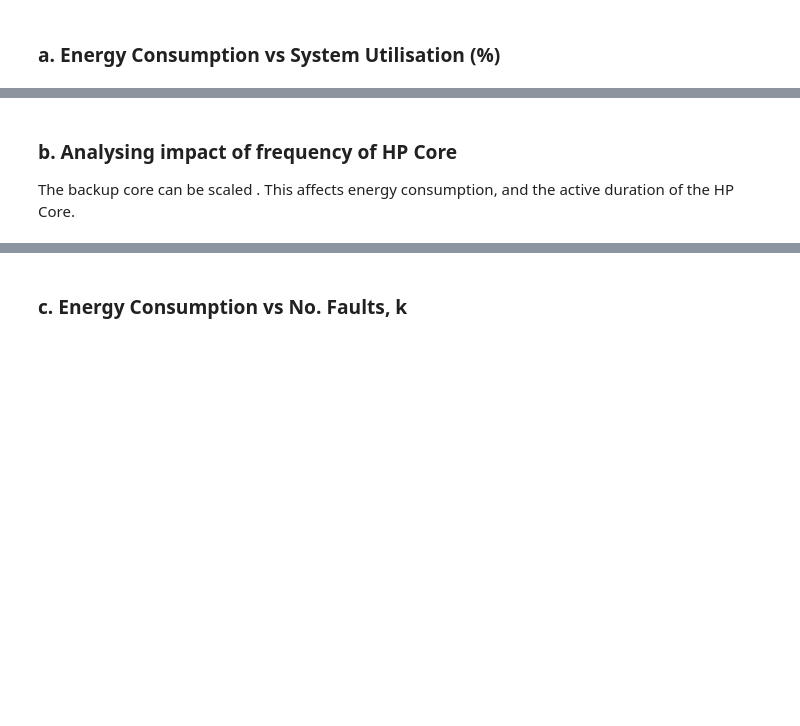
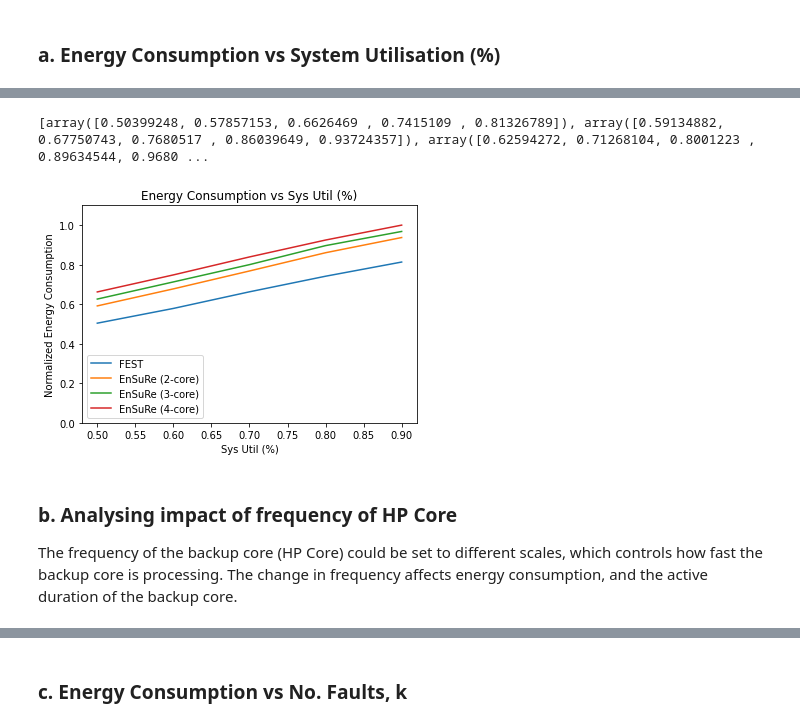
Before and after one commit to amin-kian/FT-RT-Scheduling-with-RL, a Jupyter notebook: FEST and EnSuRe Simulation.ipynb, the cells around one changed output, grey strips where cells are left out. Cells and saved outputs as stored; diff of their text form; code cells hidden in the pictures; blank space fills up the shorter version.

```diff
--- a/FEST and EnSuRe Simulation.ipynb
+++ b/FEST and EnSuRe Simulation.ipynb
@@ -92,24 +116,44 @@ print(energy_consumed_results)
 # %%
 # 3. Normalize energy consumption
 import numpy as np
-results_norm = np.array(energy_consumed_results) / max(energy_consumed_results)
+
+# get max energy for normalizing
+max_energy = 0
+for i in range(len(energy_consumed_results)):
+    max_energy = max(max_energy, max(energy_consumed_results[i]))
+
+# normalize results
+results_norm = []
+for results in energy_consumed_results:
+    results_norm.append(np.array(results) / max_energy)
 
 print(results_norm)
+# %% [output]
+[array([0.50399248, 0.57857153, 0.6626469 , 0.7415109 , 0.81326789]), array([0.59134882, 0.67750743, 0.7680517 , 0.86039649, 0.93724357]), array([0.62594272, 0.71268104, 0.8001223 , 0.89634544, 0.9680 ...
 # %%
 # 4. Plot graph
 
-plt.plot(sys_utils, results_norm)
 plt.title('Energy Consumption vs Sys Util (%)')
 plt.xlabel('Sys Util (%)')
-plt.ylabel('Energy Consumption')
+plt.ylabel('Normalized Energy Consumption')
 
 plt.ylim([0.0, 1.1])
 
+plt.plot(sys_utils, results_norm[0], label='FEST')
+plt.plot(sys_utils, results_norm[1], label='EnSuRe (2-core)')
+plt.plot(sys_utils, results_norm[2], label='EnSuRe (3-core)')
+plt.plot(sys_utils, results_norm[3], label='EnSuRe (4-core)')
+
+plt.legend()
+
 plt.show()
+# %% [output]
+[figure, added]
 # %% [markdown]
 ### b. Analysing impact of frequency of HP Core
 
-The backup core can be scaled . This affects energy consumption, and the active duration of the HP Core.
+The frequency of the backup core (HP Core) could be set to different scales, which controls how fast the backup core is processing.
+The change in frequency affects energy consumption, and the active duration of the backup core.
 # %%
 # scheduler parameters
 k = 20
```
Also changed, not shown: parts of 7 cells of this notebook, 8 other files.
